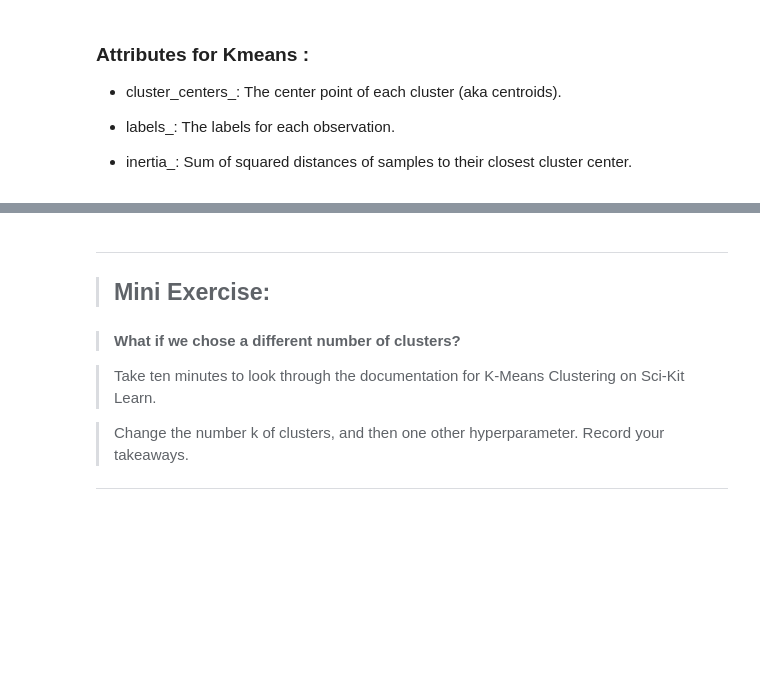
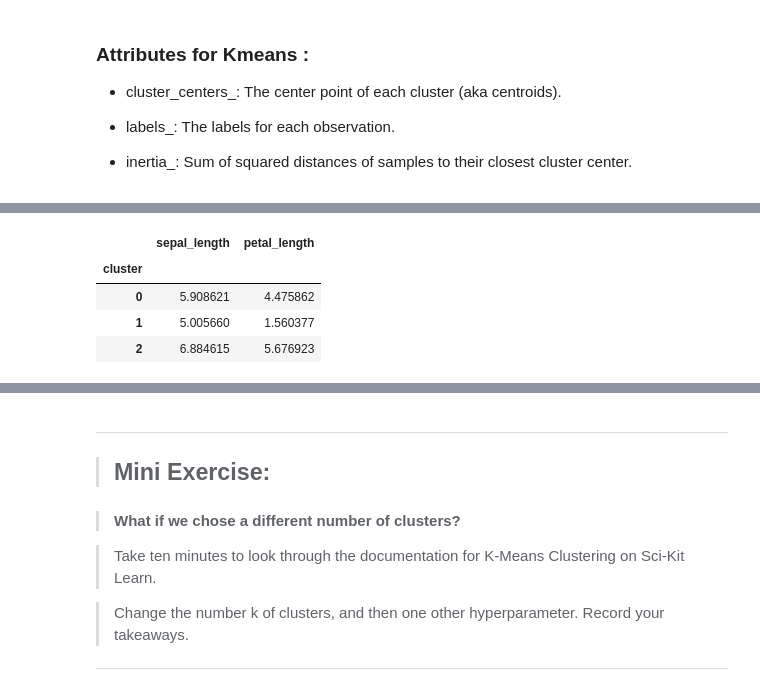
Before and after one commit to jamesallen0351/clustering-exercises, a Jupyter notebook: modeling.ipynb, the cells around one changed output, grey strips where cells are left out. Cells and saved outputs as stored; diff of their text form; code cells hidden in the pictures; blank space fills up the shorter version.

```diff
--- a/modeling.ipynb
+++ b/modeling.ipynb
@@ -151,3 +217,11 @@ centroids_scaled
+# %%
+iris.groupby('cluster')['sepal_length', 'petal_length'].mean()
+# %% [output]
+|  | sepal_length | petal_length |
+| cluster |  |  |
+| 0 | 5.908621 | 4.475862 |
+| 1 | 5.005660 | 1.560377 |
+| 2 | 6.884615 | 5.676923 |
 # %%
 # Centriods for unscaled data?
 centroids = iris.groupby('cluster')['sepal_length', 'petal_length'].mean()
```
Also changed, not shown: parts of 25 cells of this notebook.
